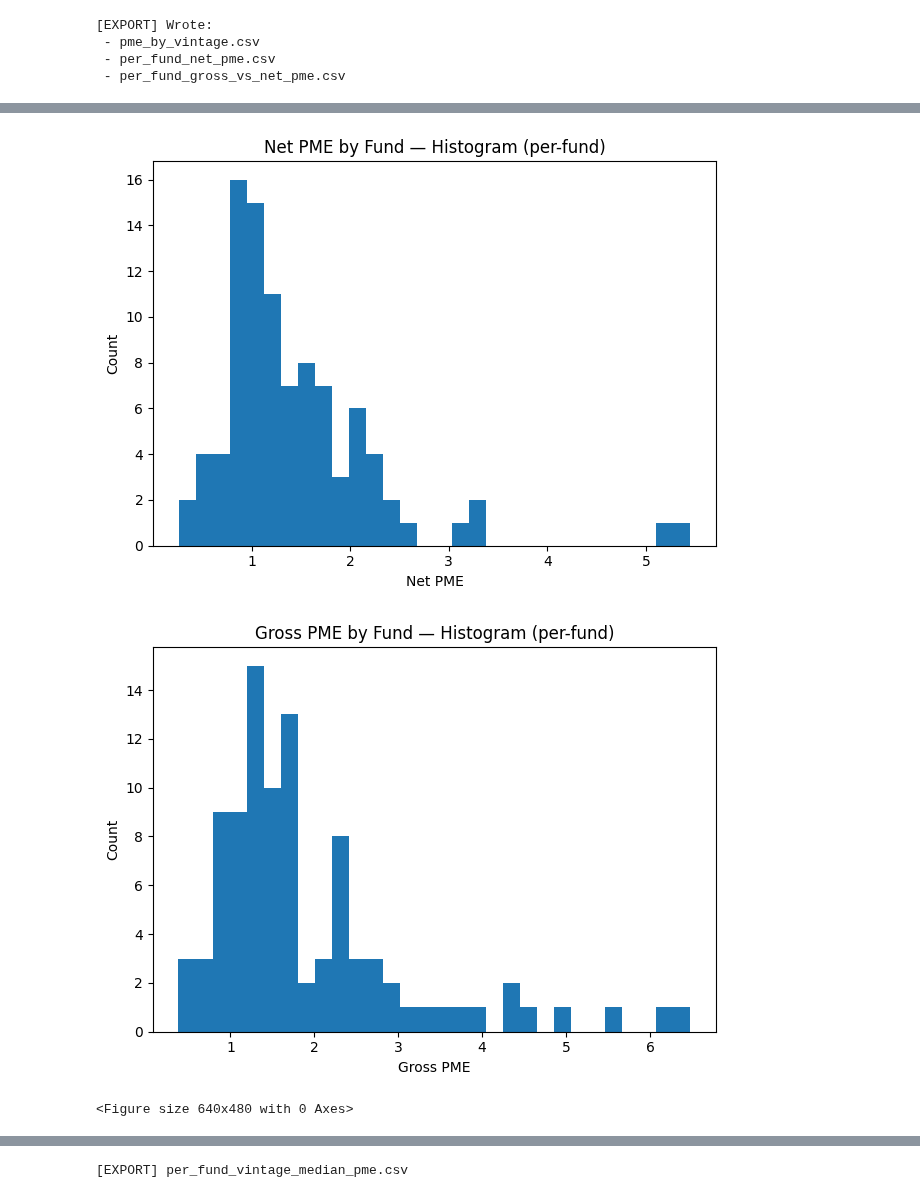
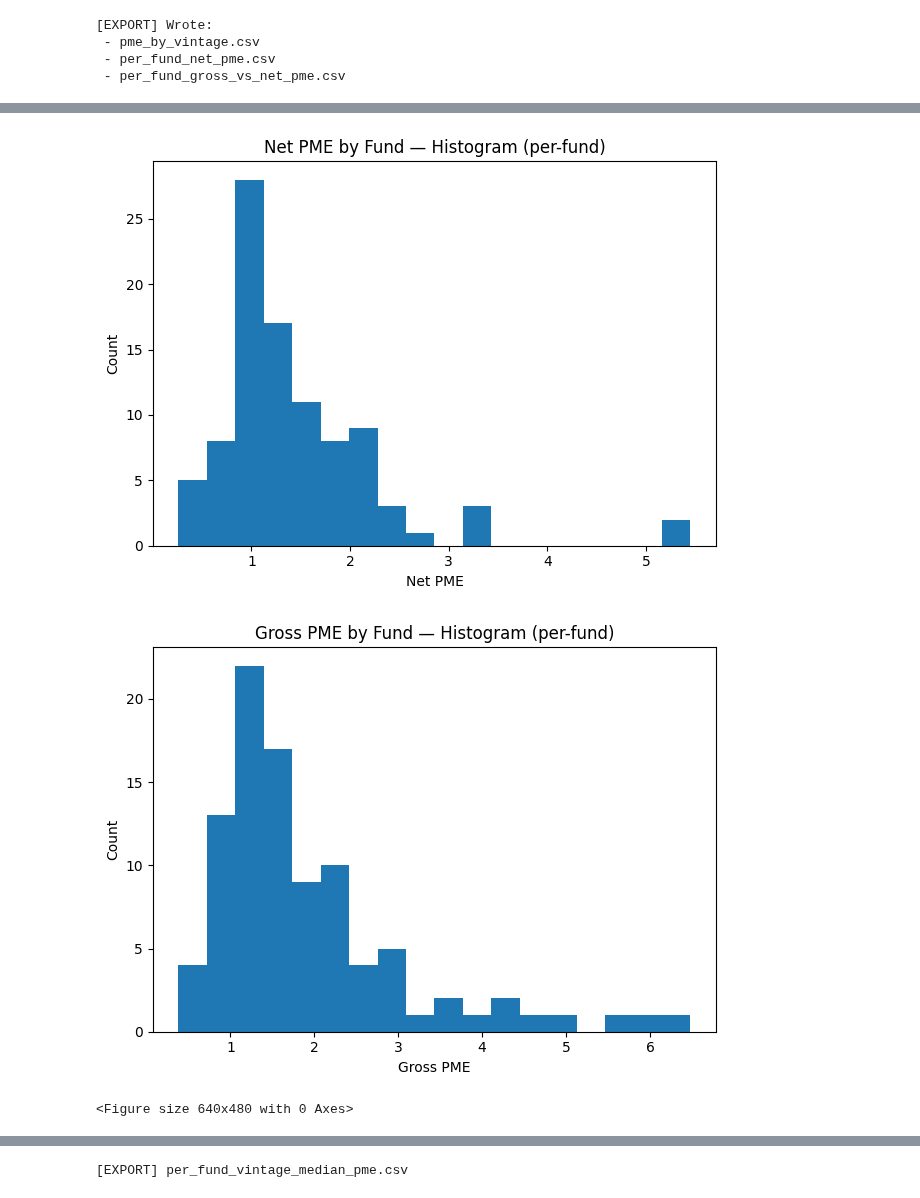
Before and after one commit to mgilch/BeyondTheBuyout_ValueCreation, a Jupyter notebook: GrossToNet/02GrossToNetAnalysis.ipynb, the cells around one changed output, grey strips where cells are left out. Drawn from its saved outputs; the diff is of its cells as text; code cells hidden in the pictures.

```diff
--- a/GrossToNet/02GrossToNetAnalysis.ipynb
+++ b/GrossToNet/02GrossToNetAnalysis.ipynb
@@ -1855,7 +1444,7 @@ import matplotlib.pyplot as plt
 
 # --- 1) Histograms: PER-FUND Net PME and PER-FUND Gross PME ---
 plt.figure()
-plt.hist(pf['net_pme'].dropna().values, bins=30)
+plt.hist(pf['net_pme'].dropna().values, bins=18)
 plt.title("Net PME by Fund — Histogram (per-fund)")
 plt.xlabel("Net PME")
 plt.ylabel("Count")
@@ -1863,7 +1452,7 @@ plt.tight_layout()
 plt.show()
 
 plt.figure()
-plt.hist(pf['gross_pme'].dropna().values, bins=30)
+plt.hist(pf['gross_pme'].dropna().values, bins=18)
 plt.title("Gross PME by Fund — Histogram (per-fund)")
 plt.xlabel("Gross PME")
 plt.ylabel("Count")
@@ -1881,35 +1470,35 @@ fund_vintage = (funds_v[funds_v[tcol_f].eq("contribution")]
                 .groupby("fund_id")["date"].min()
                 .dt.year.rename("fund_vintage"))
 
 # Join vintage onto filtered per-fund PMEs
 pf_v = pf.join(fund_vintage, how="left")
 
 # Require a minimum number of funds per vintage to plot (e.g., >= 5)
 min_per_vintage = 3
 counts = pf_v.groupby("fund_vintage").size()
 valid_vintages = counts[counts >= min_per_vintage].index
 
 medians_by_vintage = (pf_v[pf_v["fund_vintage"].isin(valid_vintages)]
                       .groupby("fund_vintage")[["gross_pme","net_pme"]]
                       .median()
                       .sort_index())
 
 # Line chart of per-fund median PMEs by vintage year
 plt.figure()
 ax = medians_by_vintage.plot(y=["gross_pme","net_pme"])
 ax.set_title(f"Per-Fund Median PME by Vintage (n≥{min_per_vintage} funds/vintage)")
 ax.set_xlabel("Fund Vintage Year")
 ax.set_ylabel("PME (Kaplan–Schoar)")
 plt.tight_layout()
 plt.show()
 
 # Optional: export the per-fund vintage medians (+ counts)
 vintage_out = medians_by_vintage.join(counts.rename("n_funds"), how="left")
 vintage_out.to_csv(DATA_DIR / "per_fund_vintage_median_pme.csv")
 print("[EXPORT] per_fund_vintage_median_pme.csv")
 # %% [output]
-[figure, old version]
+[figure, new version]
-[figure, old version]
+[figure, new version]
 <Figure size 640x480 with 0 Axes>
 [figure]
 [EXPORT] per_fund_vintage_median_pme.csv
```
Also changed, not shown: parts of 1 cell of this notebook, 1 other file.
